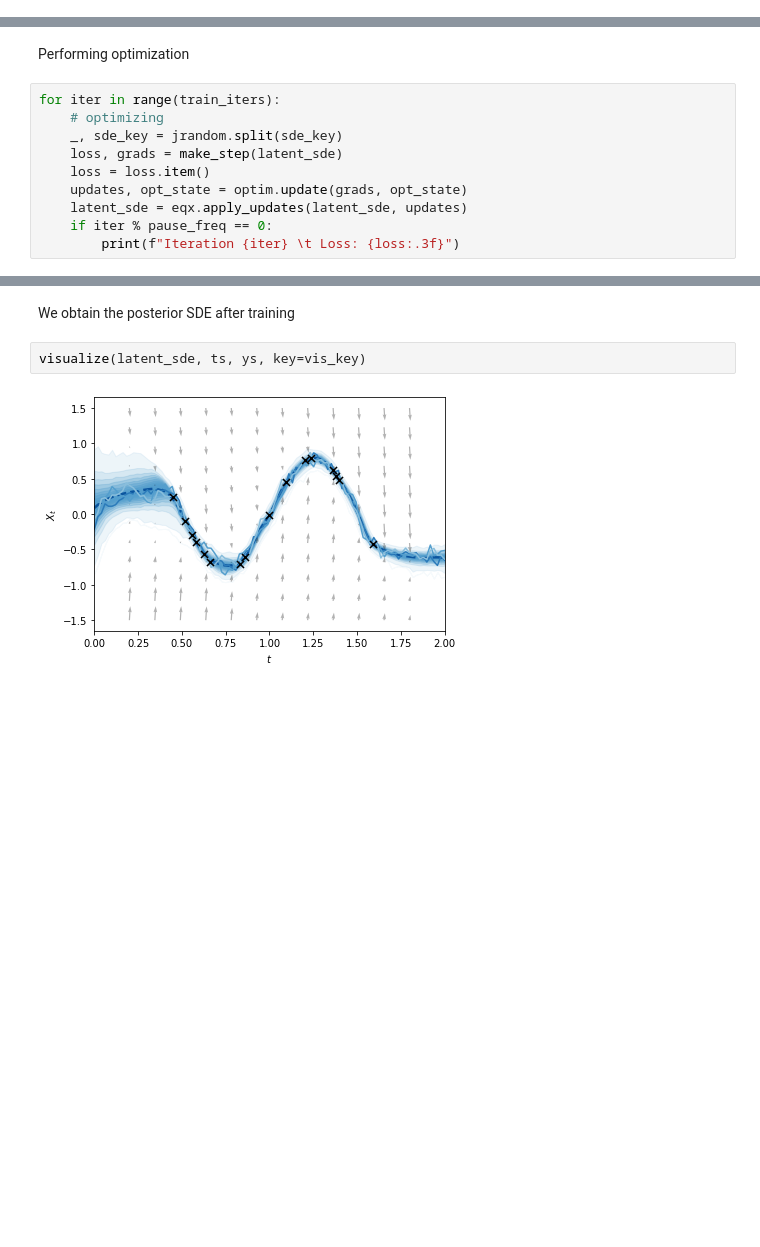
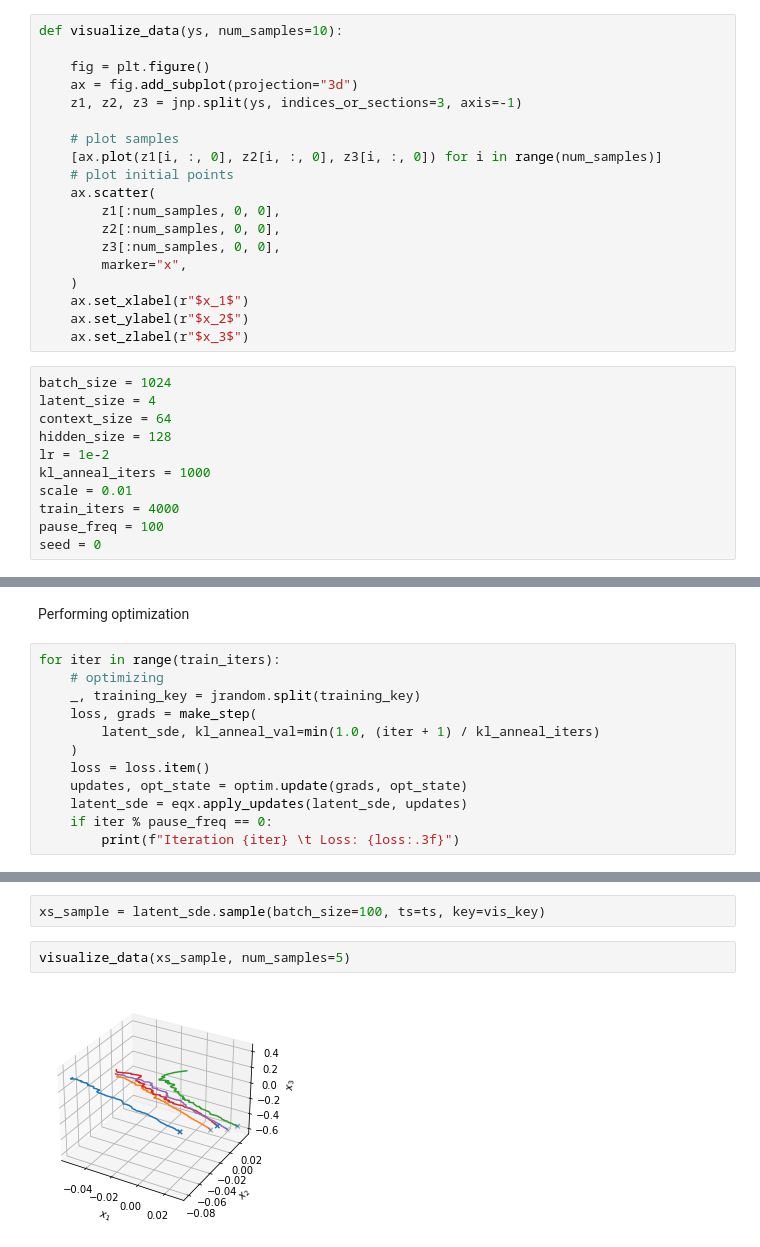
Before and after one commit to patrick-kidger/diffrax, a Jupyter notebook: examples/neural_sde_vae.ipynb, the cells around one changed output, grey strips where cells are left out. Saved outputs shown, nothing was run; the diff lists cells and outputs as text; blank space fills up the shorter version.

```diff
--- a/examples/neural_sde_vae.ipynb
+++ b/examples/neural_sde_vae.ipynb
@@ -279 +374,31 @@ seed=0              # random seed
+# %%
+def visualize_data(ys, num_samples=10):
+
+    fig = plt.figure()
+    ax = fig.add_subplot(projection="3d")
+    z1, z2, z3 = jnp.split(ys, indices_or_sections=3, axis=-1)
+
+    # plot samples
+    [ax.plot(z1[i, :, 0], z2[i, :, 0], z3[i, :, 0]) for i in range(num_samples)]
+    # plot initial points
+    ax.scatter(
+        z1[:num_samples, 0, 0],
+        z2[:num_samples, 0, 0],
+        z3[:num_samples, 0, 0],
+        marker="x",
+    )
+    ax.set_xlabel(r"$x_1$")
+    ax.set_ylabel(r"$x_2$")
+    ax.set_zlabel(r"$x_3$")
+# %%
+batch_size = 1024
+latent_size = 4
+context_size = 64
+hidden_size = 128
+lr = 1e-2
+kl_anneal_iters = 1000
+scale = 0.01
+train_iters = 4000
+pause_freq = 100
+seed = 0
 # %%
@@ -311,8 +441,10 @@ Performing optimization
 # %%
 for iter in range(train_iters):
     # optimizing
-    _, sde_key = jrandom.split(sde_key)
-    loss, grads = make_step(latent_sde)
+    _, training_key = jrandom.split(training_key)
+    loss, grads = make_step(
+        latent_sde, kl_anneal_val=min(1.0, (iter + 1) / kl_anneal_iters)
+    )
     loss = loss.item()
     updates, opt_state = optim.update(grads, opt_state)
     latent_sde = eqx.apply_updates(latent_sde, updates)
@@ -339,6 +471,6 @@ Iteration 490    Loss: -2.049
-# %% [markdown]
-We obtain the posterior SDE after training
 # %%
-visualize(latent_sde, ts, ys, key=vis_key)
+xs_sample = latent_sde.sample(batch_size=100, ts=ts, key=vis_key)
-# %% [output]
-[figure, removed]
+# %%
+visualize_data(xs_sample, num_samples=5)
+# %% [output]
+[figure, added]
```
Also changed, not shown: parts of 22 cells of this notebook.
